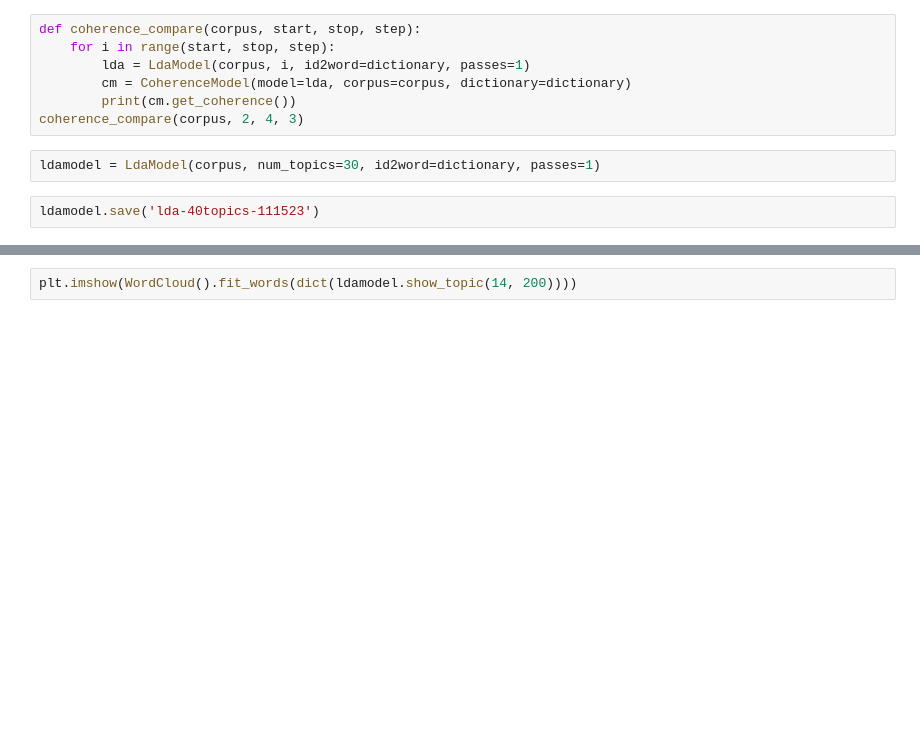
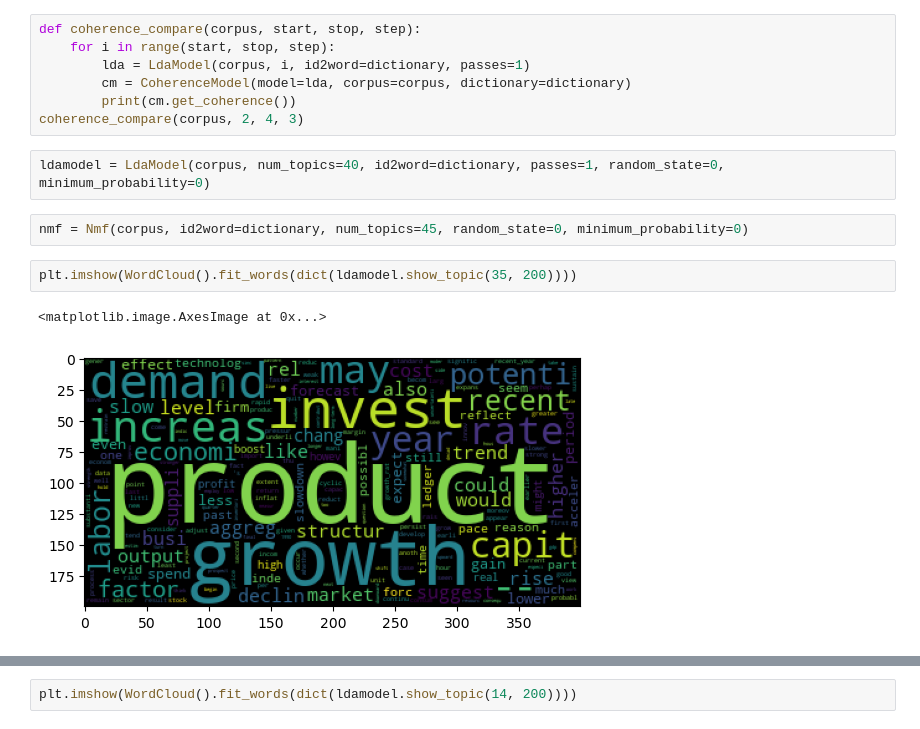
Before and after one commit to bendurham441/fed-nlp, a Jupyter notebook: topic_modelling.ipynb, the cells around one changed output, grey strips where cells are left out. Cells and saved outputs as stored; diff of their text form; blank space fills up the shorter version.

Commit message:
Some unsuccesful attempts at topic modelling

```diff
--- a/topic_modelling.ipynb
+++ b/topic_modelling.ipynb
@@ -46,6 +47,11 @@ def coherence_compare(corpus, start, stop, step):
         print(cm.get_coherence())
 coherence_compare(corpus, 2, 4, 3)
 # %%
-ldamodel = LdaModel(corpus, num_topics=30, id2word=dictionary, passes=1)
+ldamodel = LdaModel(corpus, num_topics=40, id2word=dictionary, passes=1, random_state=0, minimum_probability=0)
-# %%
-ldamodel.save('lda-40topics-111523')
+# %%
+nmf = Nmf(corpus, id2word=dictionary, num_topics=45, random_state=0, minimum_probability=0)
+# %%
+plt.imshow(WordCloud().fit_words(dict(ldamodel.show_topic(35, 200))))
+# %% [output]
+<matplotlib.image.AxesImage at 0x...>
+[figure, added]
```
Also changed, not shown: parts of 23 cells of this notebook.
